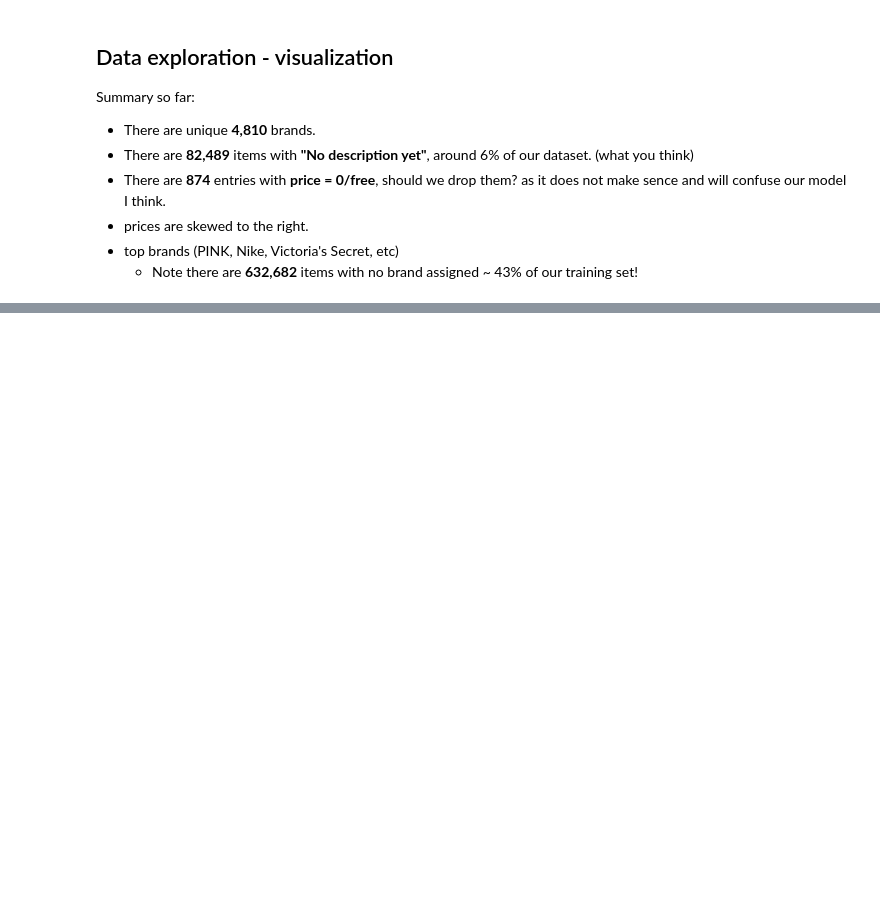
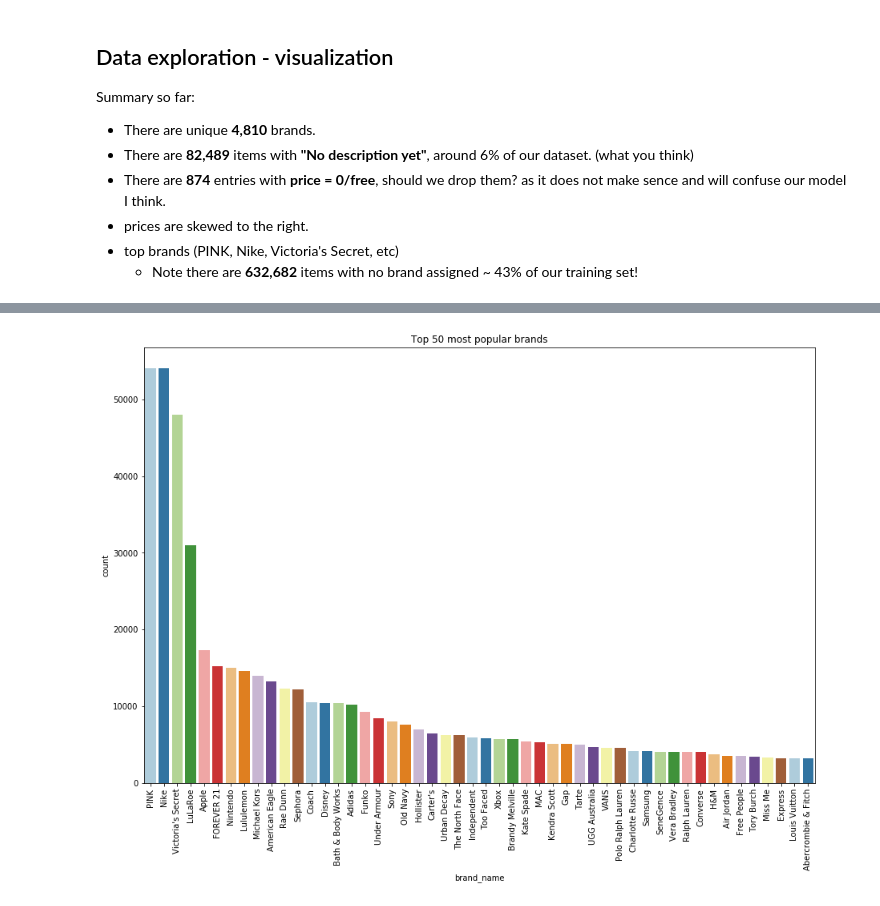
Before and after one commit to asthanameghna/kaggleProject, a Jupyter notebook: Kaggle_Competition.ipynb, the cells around one changed output, grey strips where cells are left out. Saved outputs shown, nothing was run; the diff lists cells and outputs as text; code cells hidden in the pictures; blank space fills up the shorter version.

```diff
--- a/Kaggle_Competition.ipynb
+++ b/Kaggle_Competition.ipynb
@@ -49,0 +35,8 @@ Train data shape: (1482535, 8)
+# %%
+print('Parsing data from TSV files...')
+
+start_time = time.time()
+df_train = pd.read_csv('Data/train.tsv', delimiter='\t', index_col=['train_id'])
+df_test = pd.read_csv('Data/test.tsv', delimiter='\t', index_col=['test_id'])
+
+print(f'Done. Took {time.time() - start_time:.2f}s')
@@ -575,0 +108,14 @@ Name: price, dtype: float64
+# %%
+# Top 50 common brands
+top_brands = df_train['brand_name'].value_counts()[0:50].reset_index()\
+            .rename(columns={'index': 'brand_name', 'brand_name':'count'})
+
+plt.figure(figsize=(15,10))
+ax = sns.barplot(x="brand_name", y="count", data=top_brands, palette='Paired')
+ax.set_xticklabels(ax.get_xticklabels(),rotation=90)
+
+# set title
+ax.set_title('Top 50 most popular brands')
+plt.show()
+# %% [output]
+[figure, added]
```
Also changed, not shown: parts of 95 cells of this notebook.
